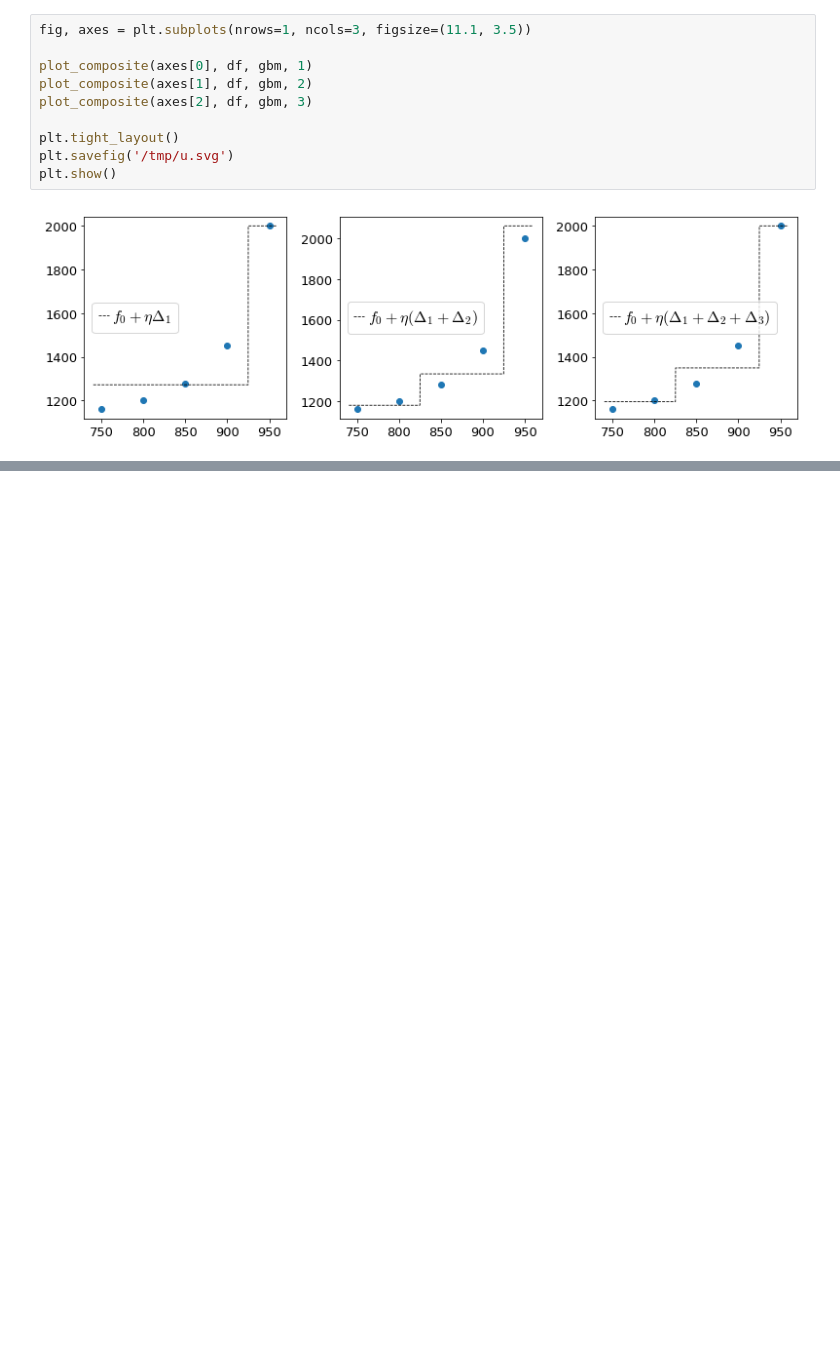
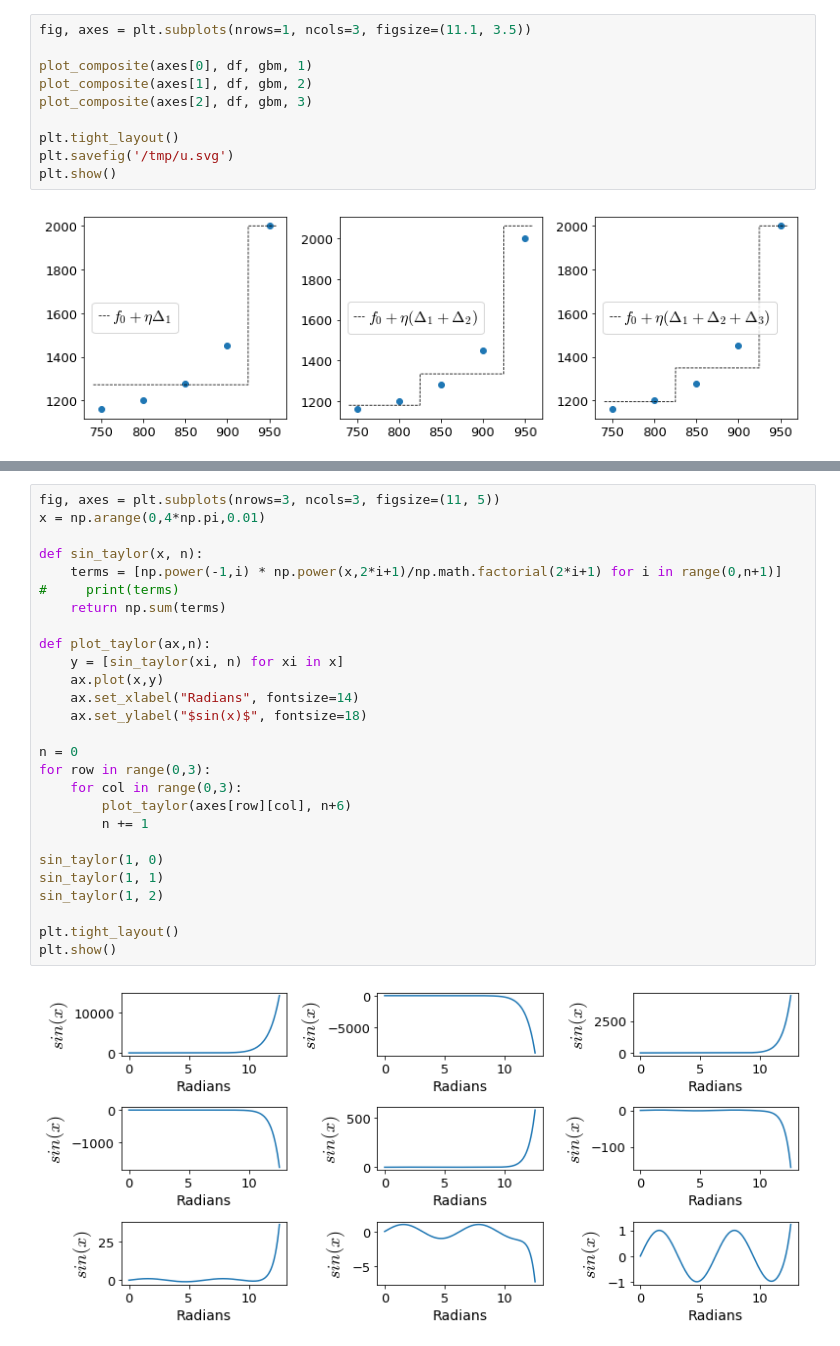
Before and after one commit to parrt/ml-articles, a Jupyter notebook: gradient-boosting/notebooks/dev-mse.ipynb, the cells around one changed output, grey strips where cells are left out. Drawn from its saved outputs; the diff is of its cells as text; blank space fills up the shorter version.

```diff
--- a/gradient-boosting/notebooks/dev-mse.ipynb
+++ b/gradient-boosting/notebooks/dev-mse.ipynb
@@ -237,0 +250,29 @@ plt.show()
+# %%
+fig, axes = plt.subplots(nrows=3, ncols=3, figsize=(11, 5))
+x = np.arange(0,4*np.pi,0.01)
+
+def sin_taylor(x, n):
+    terms = [np.power(-1,i) * np.power(x,2*i+1)/np.math.factorial(2*i+1) for i in range(0,n+1)]
+#     print(terms)
+    return np.sum(terms)
+
+def plot_taylor(ax,n):
+    y = [sin_taylor(xi, n) for xi in x]
+    ax.plot(x,y)
+    ax.set_xlabel("Radians", fontsize=14)
+    ax.set_ylabel("$sin(x)$", fontsize=18)
+
+n = 0
+for row in range(0,3):
+    for col in range(0,3):
+        plot_taylor(axes[row][col], n+6)
+        n += 1
+
+sin_taylor(1, 0)
+sin_taylor(1, 1)
+sin_taylor(1, 2)
+
+plt.tight_layout()
+plt.show()
+# %% [output]
+[figure, added]
```
Also changed, not shown: parts of 5 cells of this notebook, 2 other files.
